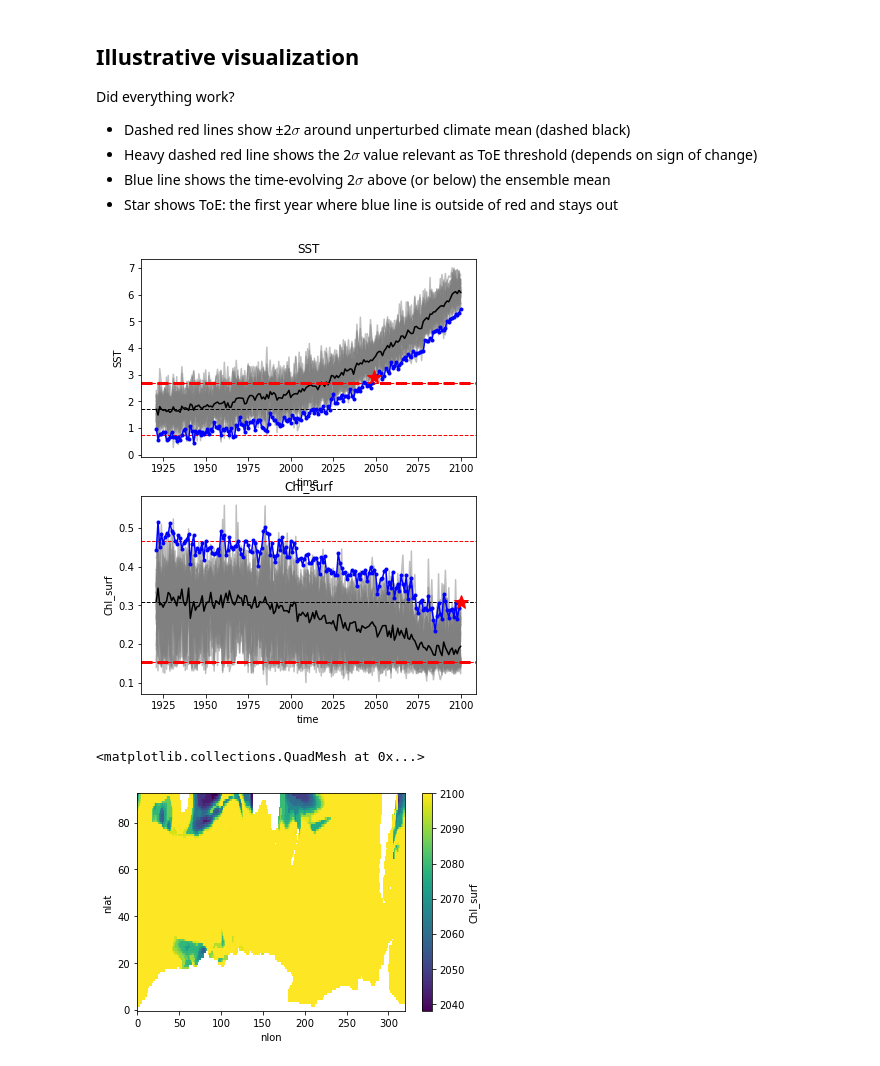
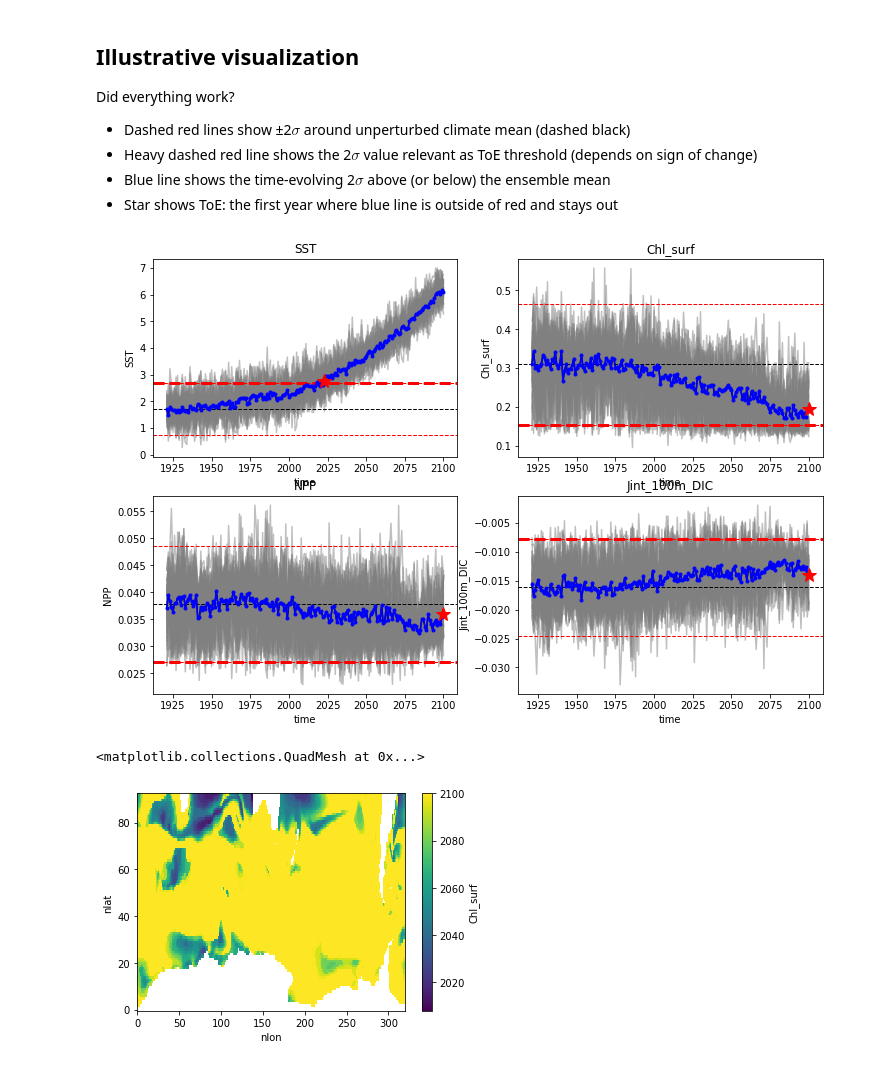
Before and after one commit to matt-long/krill-cesm-le, a Jupyter notebook: notebooks/_compute_toe_maps.ipynb, the cells around one changed output. Cells and saved outputs as stored; diff of their text form; code cells hidden in the pictures.

Commit message:
updated ToE def to ens-mean crossing; addded NCP and NCP

```diff
--- a/notebooks/_compute_toe_maps.ipynb
+++ b/notebooks/_compute_toe_maps.ipynb
@@ -40,8 +38,10 @@ Hosting the diagnostics dashboard on a random port instead.
 # %% [markdown]
 ## Load DJF dataset
 # %%
+variables = ['SST', 'Chl_surf', 'KGP', 'NPP', 'Jint_100m_DIC']
+
 ds_djf = xr.open_zarr(f'{util.project_tmpdir}/cesm-le-fields-djf.zarr')
-ds_djf = ds_djf[['SST', 'Chl_surf', 'KGP']]
+ds_djf = ds_djf[variables]
 ds_djf
 # %% [output]
 <xarray.Dataset>
@@ -183,7 +193,7 @@ Quick plot
 ## Compute the time-evolving 2$\sigma$ timeseries
 # %%
 %%time
-ds_2sigma = ds_djf.mean('member_id') - 2. * ds_trend_sign * ds_djf.std('member_id')
+ds_2sigma = ds_djf.mean('member_id') #- 2. * ds_trend_sign * ds_djf.std('member_id')
 ds_2sigma = ds_2sigma.compute()
 ds_2sigma
 # %% [output]
@@ -250,7 +264,7 @@ def assess_toe(da_x_thresh):
         return da_x_thresh.time.data[-1]
 
 ds_toe = xr.Dataset()
-for v in ['SST', 'Chl_surf', 'KGP']:
+for v in variables:
     # stack lateral dims
     da = ds_x_thresh[v].stack(non_time_dims=[d for d in ds_x_thresh[v].dims if d != 'time'])
 
@@ -304,49 +320,51 @@ j = 40
 variables = [
     'SST',
     'Chl_surf',
+    'NPP',
+    'Jint_100m_DIC',
 ]
 
-nrow = len(variables)
-ncol = 1
+nrow = 2
+ncol = 2
 fig, axs = plt.subplots(nrow, ncol, figsize=(6*ncol, 4*nrow), squeeze=False)
 
 for n, v in enumerate(variables):
     ax = axs[np.unravel_index(n, axs.shape)]
 
     # plot the ensemble
     for m_id in ds_djf.member_id.values:
         ds_djf[v].isel(nlat=j, nlon=i).sel(member_id=m_id).plot(ax=ax, color='gray', alpha=0.5)
 
     ds_djf[v].isel(nlat=j, nlon=i).mean('member_id').plot(ax=ax, color='k')
 
     # plot the control climate ± std
     ax.axhline(ds_ctrl_mean[v].isel(nlat=j, nlon=i), lw=1, color='k', linestyle='--')
     ax.axhline(ds_ctrl_mean[v].isel(nlat=j, nlon=i) + 2 * ds_ctrl_std[v].isel(nlat=j, nlon=i),
                lw=1, color='r', linestyle='--')
     ax.axhline(ds_ctrl_mean[v].isel(nlat=j, nlon=i) - 2 * ds_ctrl_std[v].isel(nlat=j, nlon=i),
                lw=1, color='r', linestyle='--')
 
     # highlight the threshold
     ax.axhline(ds_toe_threshold[v].isel(nlat=j, nlon=i),
                lw=3, color='r', linestyle='--',
               )
 
     ds_2sigma[v].isel(nlat=j, nlon=i).plot(ax=ax, color='b', marker='.')
 
     ax.plot(
         ds_toe[v].isel(nlat=j, nlon=i),
         ds_2sigma[v].isel(nlat=j, nlon=i).sel(time=ds_toe[v].isel(nlat=j, nlon=i)),
         'r*',
         markersize=15
     )
     ax.set_title(v)
 # %% [output]
-[figure, old version]
+[figure, new version]
 # %%
 ds_toe.Chl_surf.plot()
 # %% [output]
 <matplotlib.collections.QuadMesh at 0x...>
-[figure, old version]
+[figure, new version]
 # %%
 ds_toe.SST.plot()
 # %% [output]
```
Also changed, not shown: parts of 12 cells of this notebook, 14 other files.
